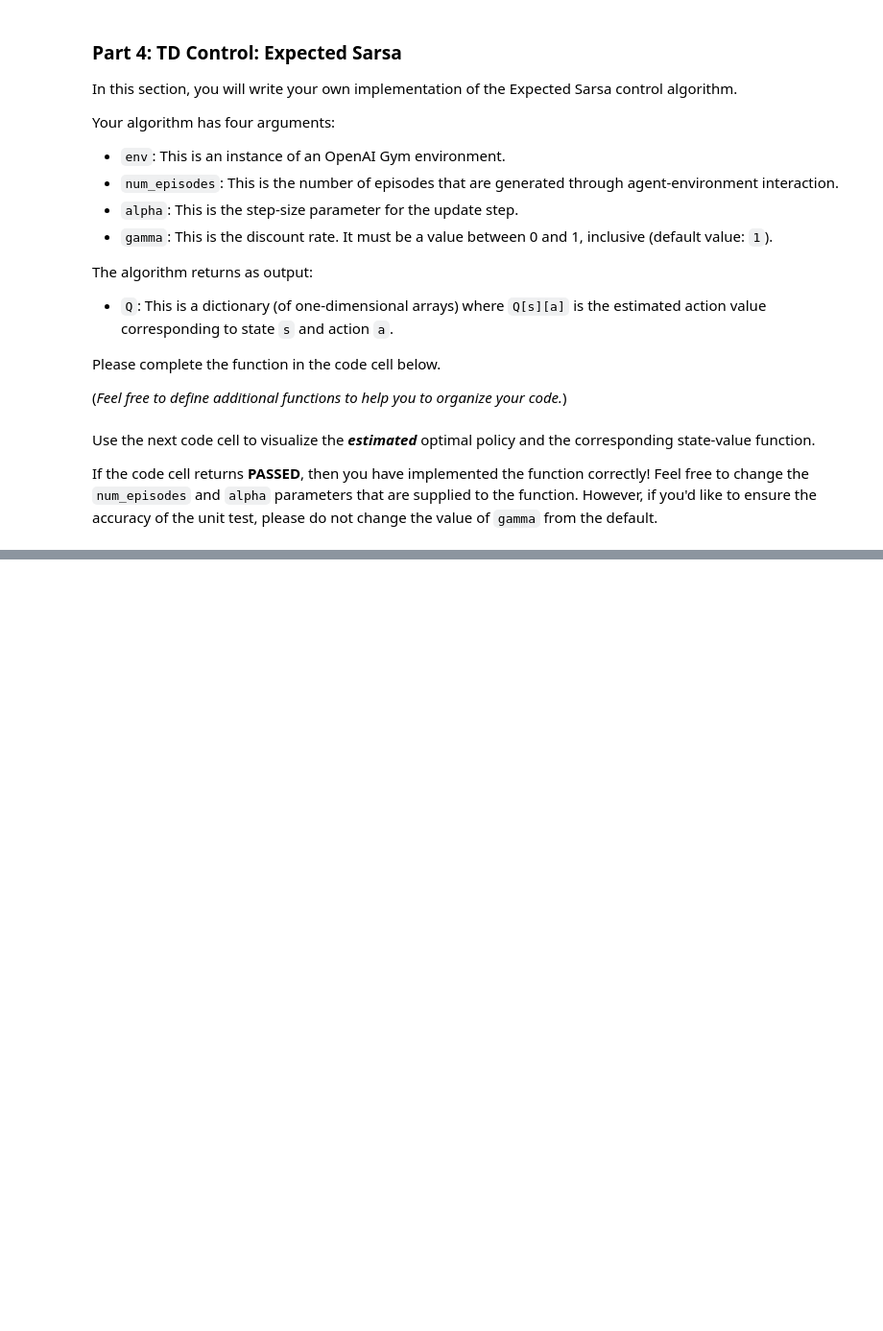
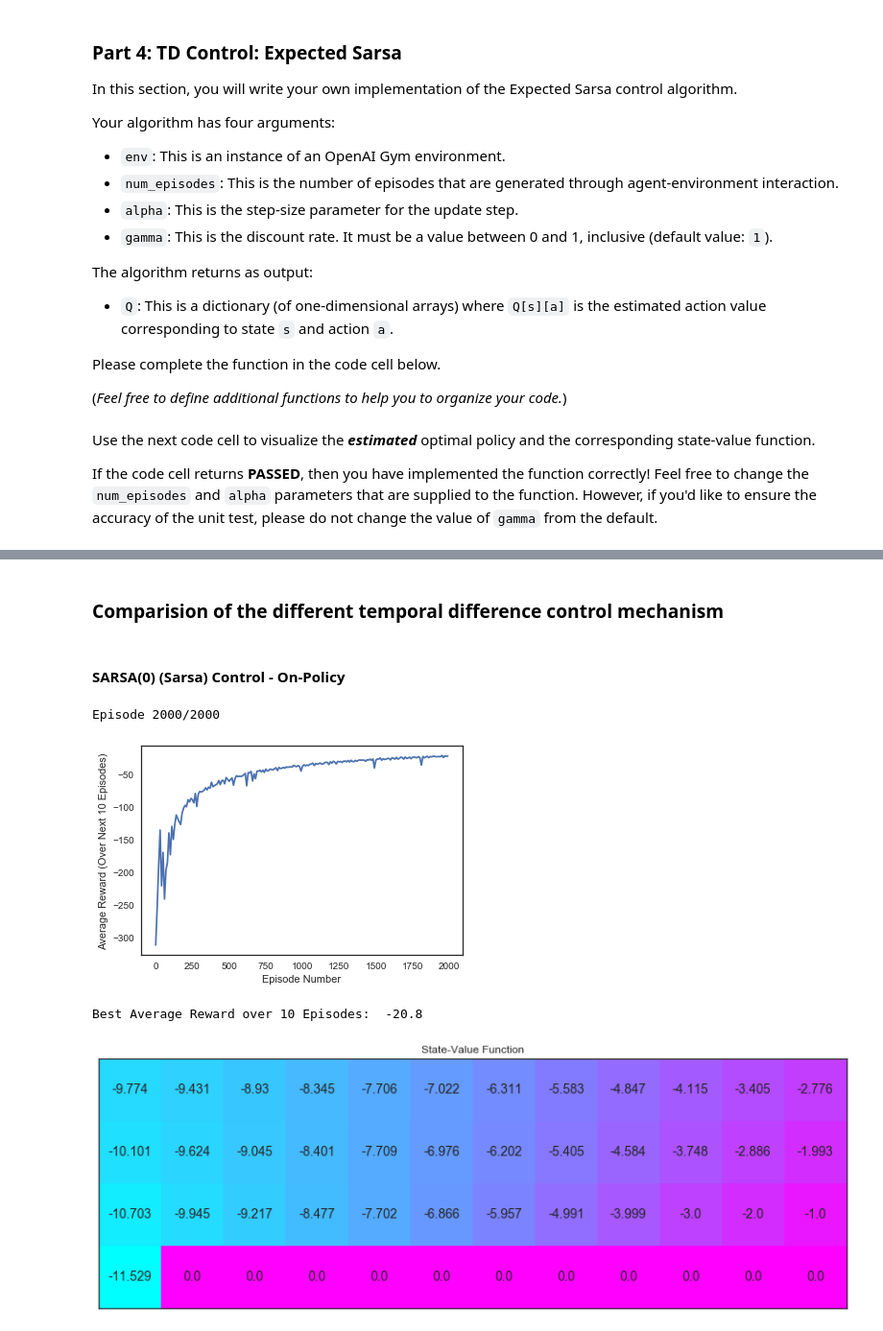
Before and after one commit to huli/mlnd, a Jupyter notebook: temporal-difference/Temporal_Difference.ipynb, the cells around one changed output, grey strips where cells are left out. Shown at 96% size. Drawn from its saved outputs; the diff is of its cells as text; code cells hidden in the pictures; blank space fills up the shorter version.

Commit message:
Added some comparisions for the different control methods.

```diff
--- a/temporal-difference/Temporal_Difference.ipynb
+++ b/temporal-difference/Temporal_Difference.ipynb
@@ -206,13 +206,12 @@ def epsilon_greedy_probs(env, Q_s, i_episode, eps=None):
 import matplotlib.pyplot as plt
 %matplotlib inline
 
-def sarsa(env, num_episodes, alpha, gamma=1.0):
+def sarsa(env, num_episodes, alpha, gamma=1.0, plot_every = 100):
 
     # Initialize action-value function (empty dictionary of arrays)
     Q = defaultdict(lambda: np.zeros(env.nA))
 
     # Initialize performance monitor
-    plot_every = 100
     tmp_scores = deque(maxlen=plot_every)
     scores = deque(maxlen=num_episodes)
 
@@ -283,7 +282,7 @@ def sarsa(env, num_episodes, alpha, gamma=1.0):
 
     # print best 100-episode performance
     print(('Best Average Reward over %d Episodes: ' % plot_every), np.max(scores))
-    return Q
+    return Q, scores
 # %% [markdown]
 Use the next code cell to visualize the **_estimated_** optimal policy and the corresponding state-value function.
 
@@ -531,3 +529,15 @@ Estimated Optimal Policy (UP = 0, RIGHT = 1, DOWN = 2, LEFT = 3, N/A = -1):
  [ 1  1  1  1  1  1  1  1  1  1  1  2]
  [ 0 -1 -1 -1 -1 -1 -1 -1 -1 -1 -1  0]]
 [figure]
+# %% [markdown]
+### Comparision of the different temporal difference control mechanism
+# %% [markdown]
+#### SARSA(0) (Sarsa) Control - On-Policy
+# %%
+q_sarsa, score_sarsa = sarsa(env, 2000, .01, 1.0, 10)
+plot_values([np.max(q_sarsa[key]) if key in q_sarsa else 0 for key in np.arange(48)])
+# %% [output]
+Episode 2000/2000
+[figure, added]
+Best Average Reward over 10 Episodes:  -20.8
+[figure, added]
```
Also changed, not shown: parts of 13 cells of this notebook.
